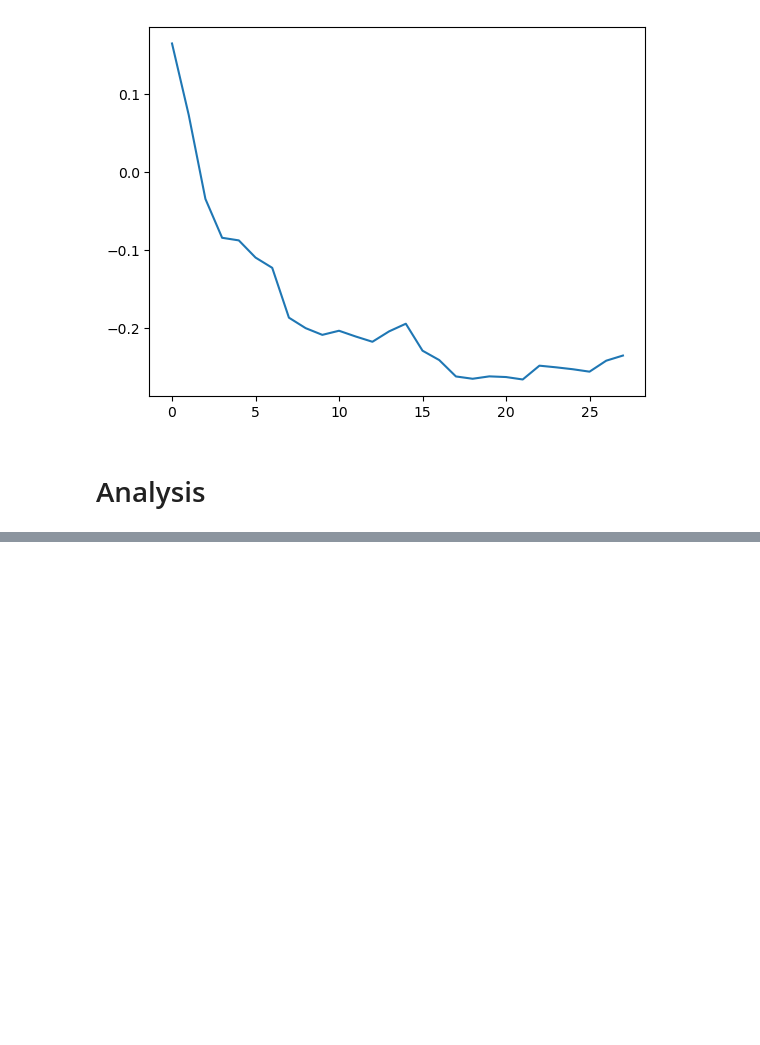
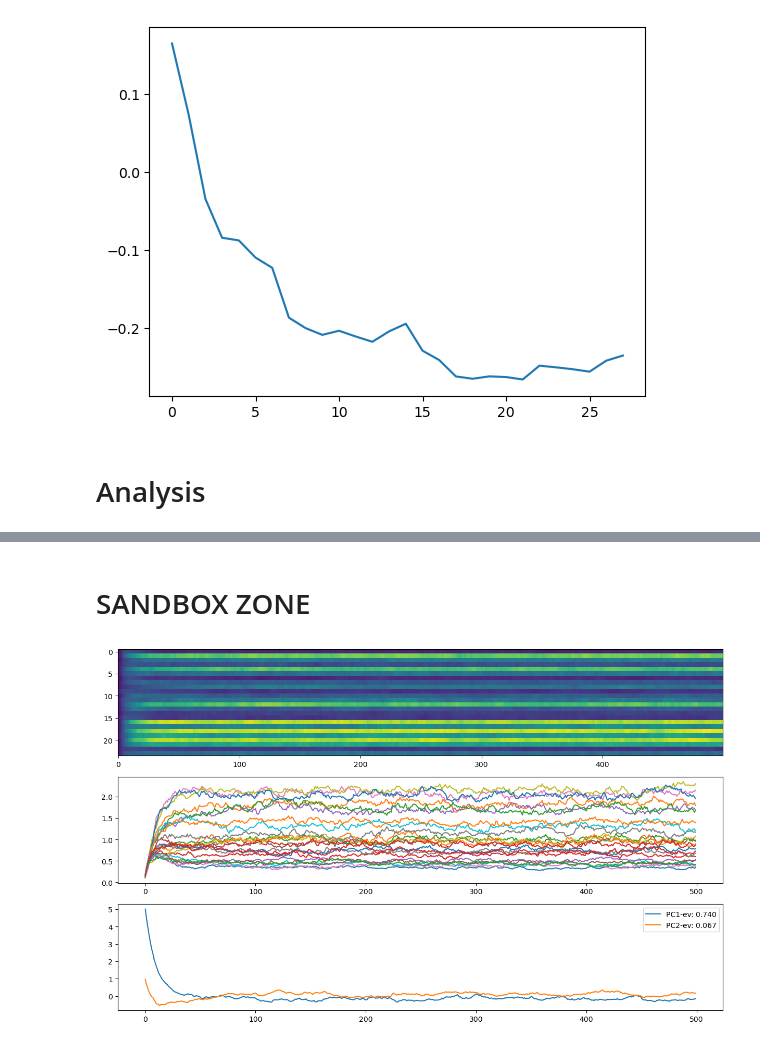
Before and after one commit to SalvadorCalanni/LACONEU25_group_project, a Jupyter notebook: Ori_repo_and_data/pipeline24.ipynb, the cells around one changed output, grey strips where cells are left out. Cells and saved outputs as stored; diff of their text form; code cells hidden in the pictures; blank space fills up the shorter version.

```diff
--- a/Ori_repo_and_data/pipeline24.ipynb
+++ b/Ori_repo_and_data/pipeline24.ipynb
@@ -386,0 +384,32 @@ Variance saved at /media/filer1/users/iampuero/laconeu/LACONEU25_group_project/O
+# %% [markdown]
+# SANDBOX ZONE
+# %%
+import pandas as pd
+import matplotlib.pyplot as plt
+import seaborn as sns
+import numpy as np
+
+allcropped = np.load('mods_24_all_cropped.npy', allow_pickle=True).item()
+exmodelname = 'laconeu_reactgo_dm1_24'
+task1 = exmodelname.split('_')[1]
+task2 = exmodelname.split('_')[2]
+extask = "dm1"
+exhidden = allcropped[exmodelname][extask]
+exhois = pd.read_csv('hois_24/'+exmodelname+'_'+extask+'_8.csv.zip')
+# %%
+from sklearn.decomposition import PCA
+import seaborn as sns
+
+pca = PCA(n_components=2)
+pca_result = pca.fit_transform(exhidden.T)
+tmin = 0
+tlim = 500
+fig,ax  = plt.subplots(3,1,figsize=(15,9))
+ax[0].imshow(exhidden[:,tmin:tlim],aspect="auto",interpolation="none")
+ax[1].plot(exhidden[:,tmin:tlim].T)
+ax[2].plot(range(tlim-tmin), pca_result[tmin:tlim,0], label=f"PC1-ev: {pca.explained_variance_ratio_[0]:.3f}")
+ax[2].plot(range(tlim-tmin), pca_result[tmin:tlim,1], label=f"PC2-ev: {pca.explained_variance_ratio_[1]:.3f}")
+ax[2].legend()
+plt.show()
+# %% [output]
+[figure, added]
```
Also changed, not shown: parts of 13 cells of this notebook, 2 other files.
